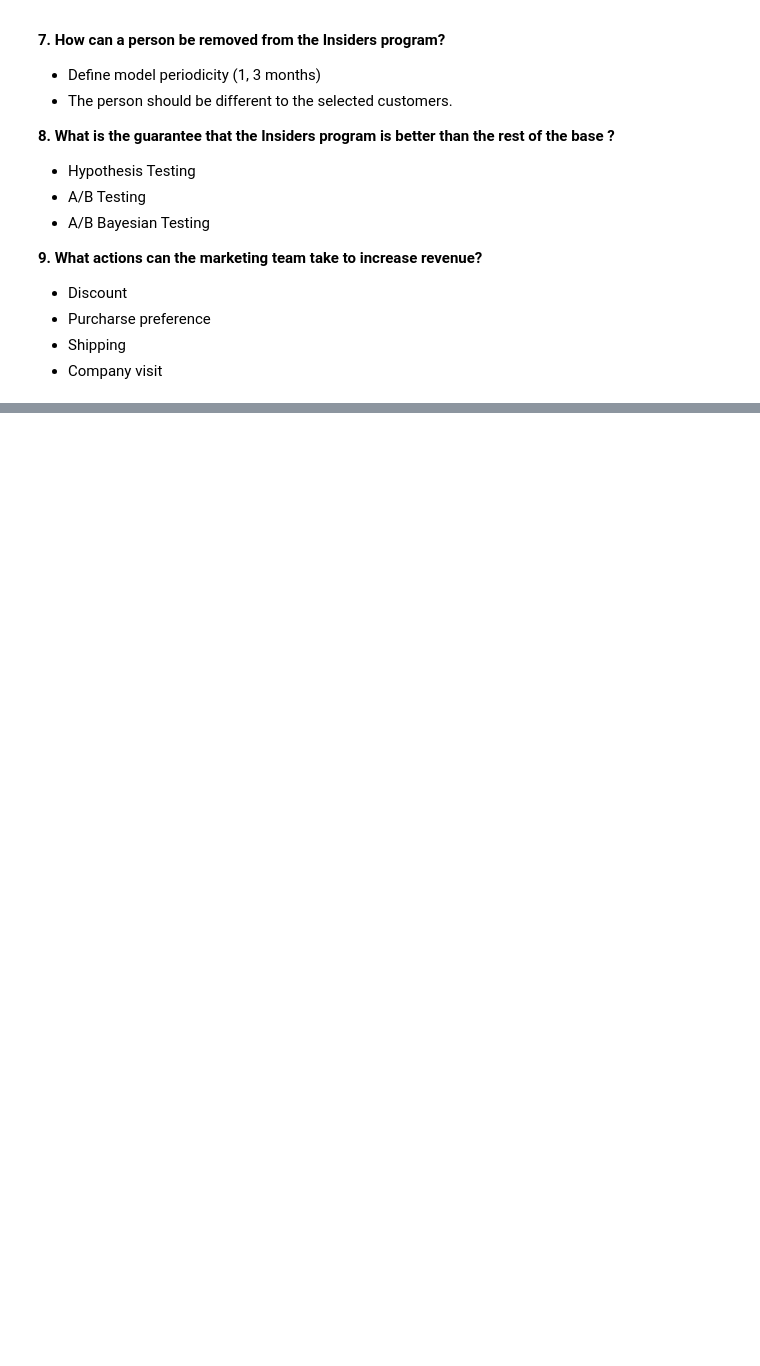
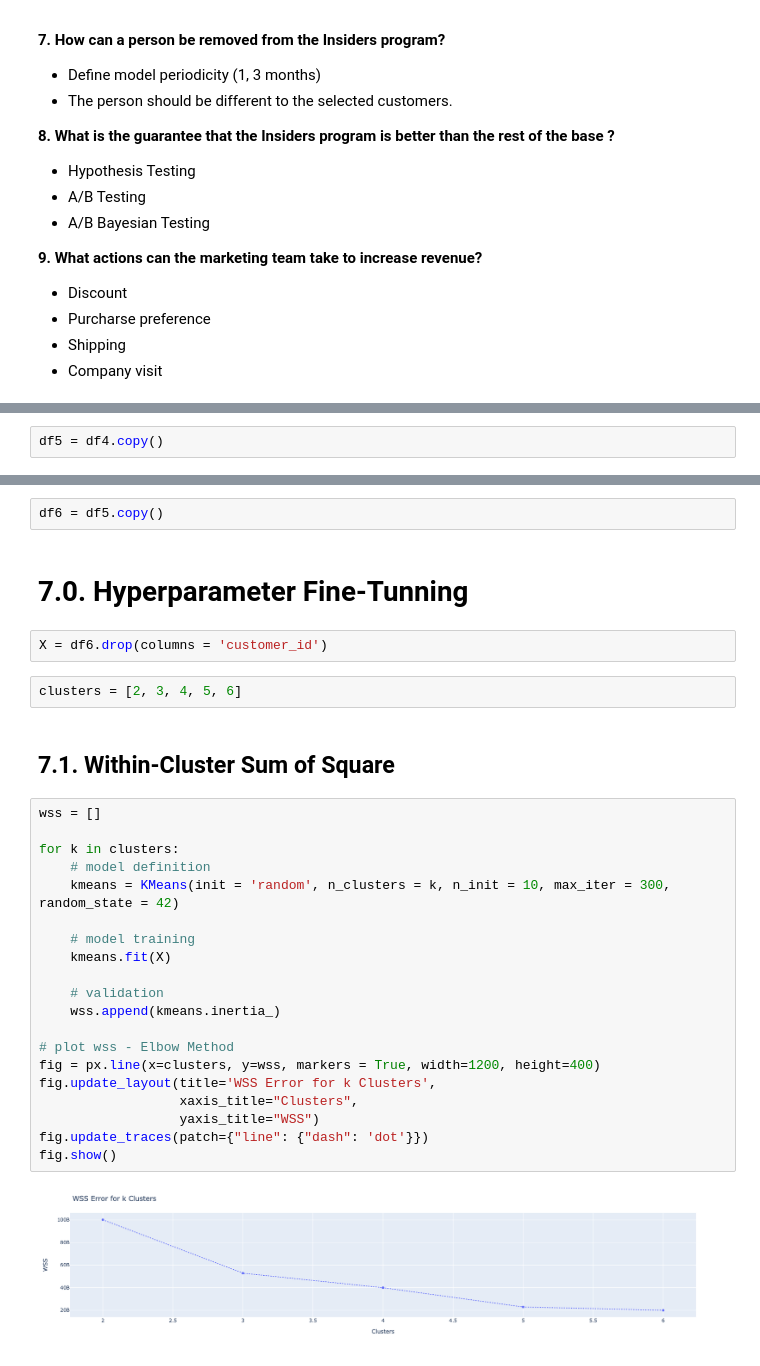
Before and after one commit to Lucas-Okamura/Insiders-Clustering, a Jupyter notebook: Insiders-Clustering.ipynb, the cells around one changed output, grey strips where cells are left out. Cells and saved outputs as stored; diff of their text form; blank space fills up the shorter version.

Commit message:
Finished Data Description and started clustering

```diff
--- a/Insiders-Clustering.ipynb
+++ b/Insiders-Clustering.ipynb
@@ -109,0 +312,2 @@ The company All in One Place is a Multibrand Outlet company, i.e., it sells seco
+# %%
+df5 = df4.copy()
@@ -109,0 +316,32 @@ The company All in One Place is a Multibrand Outlet company, i.e., it sells seco
+# %%
+df6 = df5.copy()
+# %% [markdown]
+# 7.0. Hyperparameter Fine-Tunning <a id='hyperparameter'></a>
+# %%
+X = df6.drop(columns = 'customer_id')
+# %%
+clusters = [2, 3, 4, 5, 6]
+# %% [markdown]
+## 7.1. Within-Cluster Sum of Square <a id='within_cluster'></a>
+# %%
+wss = []
+
+for k in clusters:
+    # model definition
+    kmeans = KMeans(init = 'random', n_clusters = k, n_init = 10, max_iter = 300, random_state = 42)
+
+    # model training
+    kmeans.fit(X)
+
+    # validation
+    wss.append(kmeans.inertia_)
+
+# plot wss - Elbow Method
+fig = px.line(x=clusters, y=wss, markers = True, width=1200, height=400)
+fig.update_layout(title='WSS Error for k Clusters',
+                  xaxis_title="Clusters",
+                  yaxis_title="WSS")
+fig.update_traces(patch={"line": {"dash": 'dot'}})
+fig.show()
+# %% [output]
+[figure, added]
```
Also changed, not shown: parts of 50 cells of this notebook, 1 other file.
